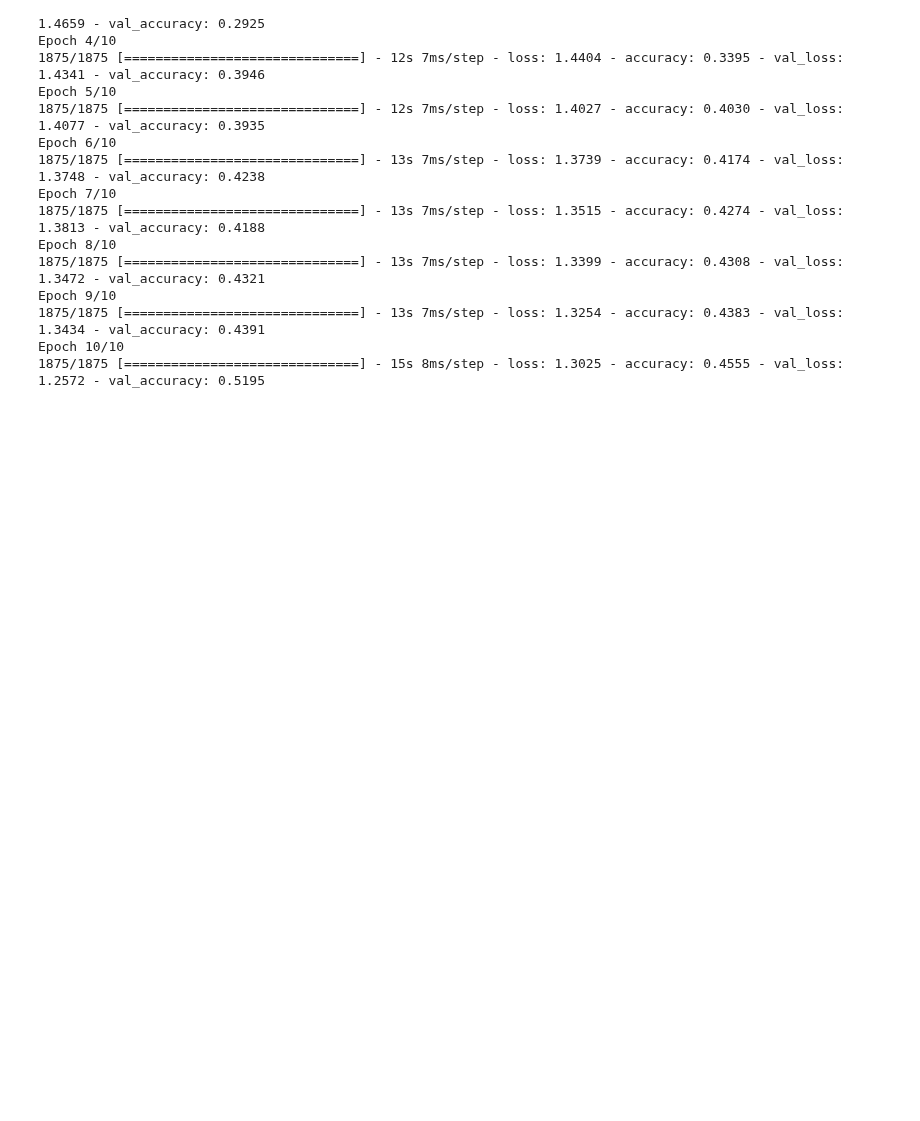
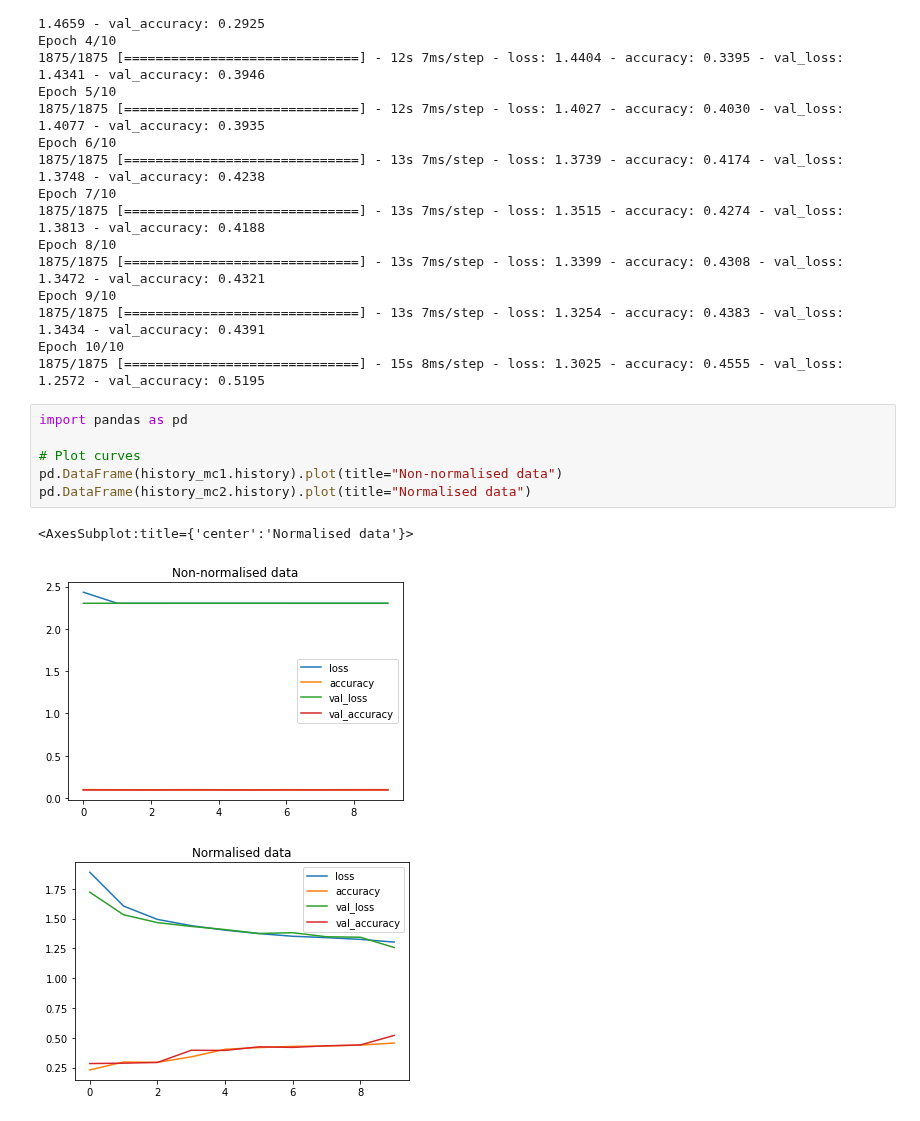
Before and after one commit to LazaUK/UdemyProjects-TensorFlow, a Jupyter notebook: Project4_NNClassification/TensorFlow_04_MulticlassNN.ipynb, the cells around one changed output. Drawn from its saved outputs; the diff is of its cells as text; blank space fills up the shorter version.

```diff
--- a/Project4_NNClassification/TensorFlow_04_MulticlassNN.ipynb
+++ b/Project4_NNClassification/TensorFlow_04_MulticlassNN.ipynb
@@ -256,3 +256,13 @@ Epoch 9/10
 1875/1875 [==============================] - 13s 7ms/step - loss: 1.3254 - accuracy: 0.4383 - val_loss: 1.3434 - val_accuracy: 0.4391
 Epoch 10/10
 1875/1875 [==============================] - 15s 8ms/step - loss: 1.3025 - accuracy: 0.4555 - val_loss: 1.2572 - val_accuracy: 0.5195
+# %%
+import pandas as pd
+
+# Plot curves
+pd.DataFrame(history_mc1.history).plot(title="Non-normalised data")
+pd.DataFrame(history_mc2.history).plot(title="Normalised data")
+# %% [output]
+<AxesSubplot:title={'center':'Normalised data'}>
+[figure, added]
+[figure, added]
```
